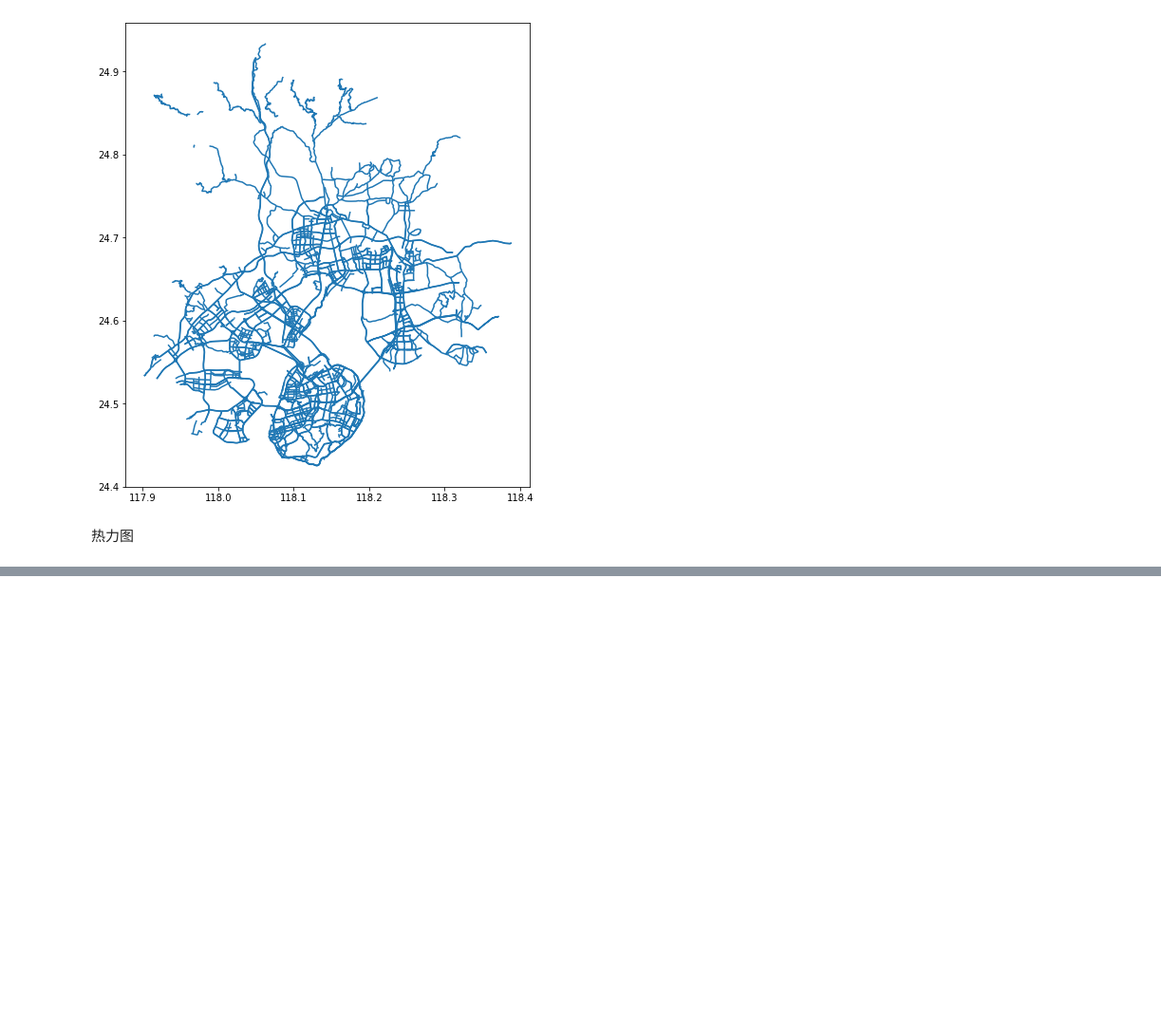
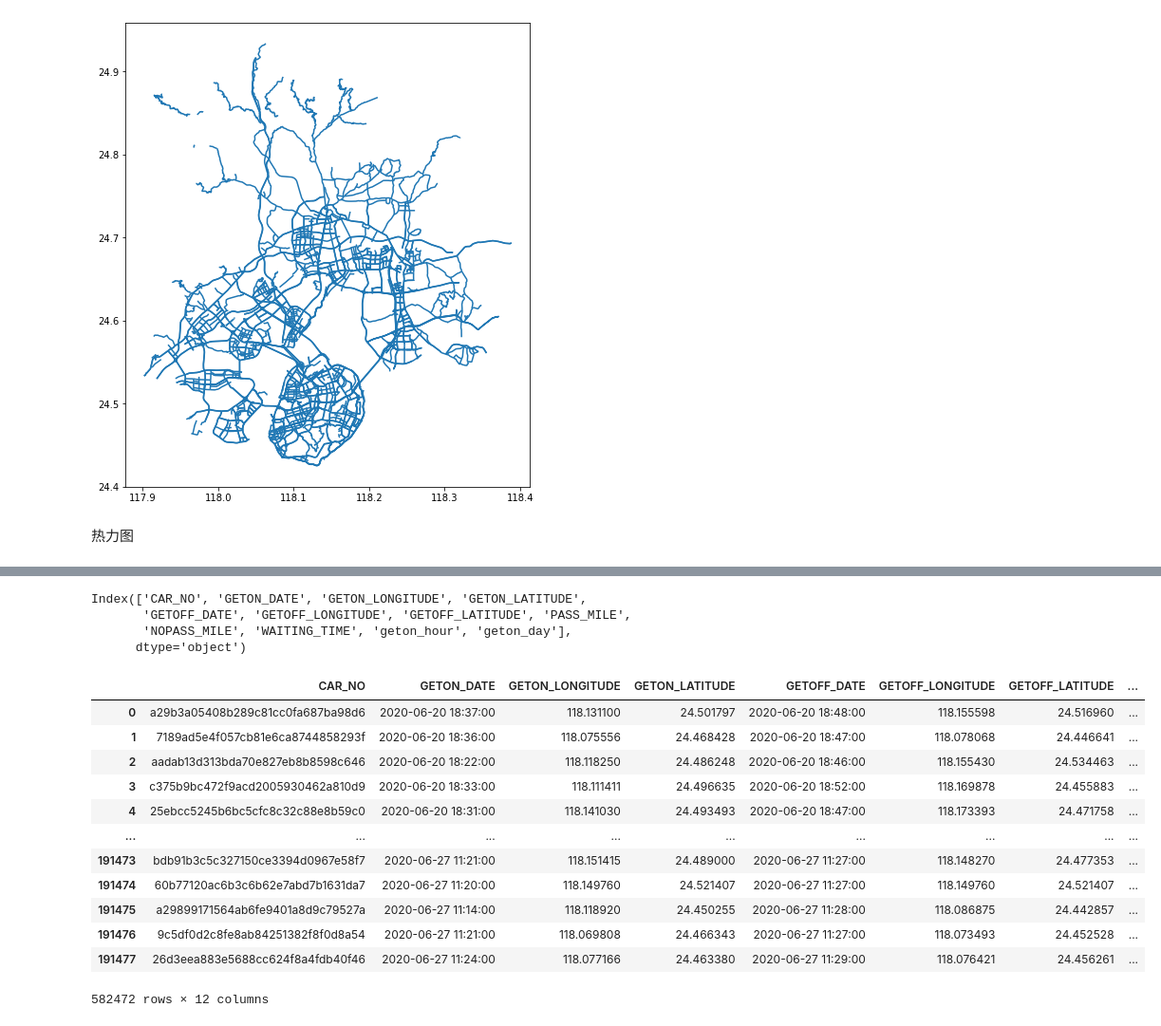
Before and after one commit to Huangyongganguser/-competition, a Jupyter notebook: compatition.ipynb, the cells around one changed output, grey strips where cells are left out. Shown: that part at 95% size. Drawn from its saved outputs; the diff is of its cells as text; code cells hidden in the pictures; blank space fills up the shorter version.

```diff
--- a/compatition.ipynb
+++ b/compatition.ipynb
@@ -223,0 +240,23 @@ map_hooray
+# %%
+taxiorder_nowork.columns
+# %% [output]
+Index(['CAR_NO', 'GETON_DATE', 'GETON_LONGITUDE', 'GETON_LATITUDE',
+       'GETOFF_DATE', 'GETOFF_LONGITUDE', 'GETOFF_LATITUDE', 'PASS_MILE',
+       'NOPASS_MILE', 'WAITING_TIME', 'geton_hour', 'geton_day'],
+      dtype='object')
+# %%
+ taxiorder_nowork
+# %% [output]
+|  | CAR_NO | GETON_DATE | GETON_LONGITUDE | GETON_LATITUDE | GETOFF_DATE | GETOFF_LONGITUDE | GETOFF_LATITUDE | ... |
+| 0 | a29b3a05408b289c81cc0fa687ba98d6 | 2020-06-20 18:37:00 | 118.131100 | 24.501797 | 2020-06-20 18:48:00 | 118.155598 | 24.516960 | ... |
+| 1 | 7189ad5e4f057cb81e6ca8744858293f | 2020-06-20 18:36:00 | 118.075556 | 24.468428 | 2020-06-20 18:47:00 | 118.078068 | 24.446641 | ... |
+| 2 | aadab13d313bda70e827eb8b8598c646 | 2020-06-20 18:22:00 | 118.118250 | 24.486248 | 2020-06-20 18:46:00 | 118.155430 | 24.534463 | ... |
+| 3 | c375b9bc472f9acd2005930462a810d9 | 2020-06-20 18:33:00 | 118.111411 | 24.496635 | 2020-06-20 18:52:00 | 118.169878 | 24.455883 | ... |
+| 4 | 25ebcc5245b6bc5cfc8c32c88e8b59c0 | 2020-06-20 18:31:00 | 118.141030 | 24.493493 | 2020-06-20 18:47:00 | 118.173393 | 24.471758 | ... |
+| ... | ... | ... | ... | ... | ... | ... | ... | ... |
+| 191473 | bdb91b3c5c327150ce3394d0967e58f7 | 2020-06-27 11:21:00 | 118.151415 | 24.489000 | 2020-06-27 11:27:00 | 118.148270 | 24.477353 | ... |
+| 191474 | 60b77120ac6b3c6b62e7abd7b1631da7 | 2020-06-27 11:20:00 | 118.149760 | 24.521407 | 2020-06-27 11:27:00 | 118.149760 | 24.521407 | ... |
+| 191475 | a29899171564ab6fe9401a8d9c79527a | 2020-06-27 11:14:00 | 118.118920 | 24.450255 | 2020-06-27 11:28:00 | 118.086875 | 24.442857 | ... |
+| 191476 | 9c5df0d2c8fe8ab84251382f8f0d8a54 | 2020-06-27 11:21:00 | 118.069808 | 24.466343 | 2020-06-27 11:27:00 | 118.073493 | 24.452528 | ... |
+| 191477 | 26d3eea883e5688cc624f8a4fdb40f46 | 2020-06-27 11:24:00 | 118.077166 | 24.463380 | 2020-06-27 11:29:00 | 118.076421 | 24.456261 | ... |
+582472 rows × 12 columns
```
Also changed, not shown: parts of 29 cells of this notebook.
